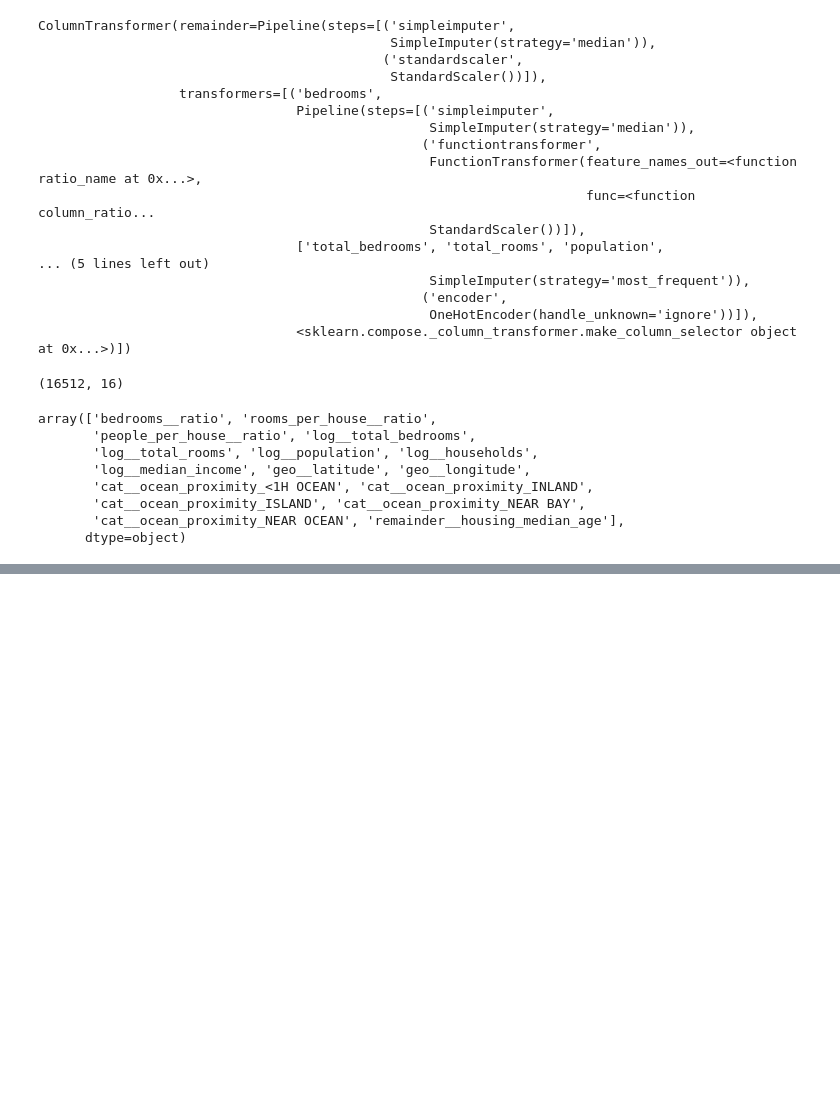
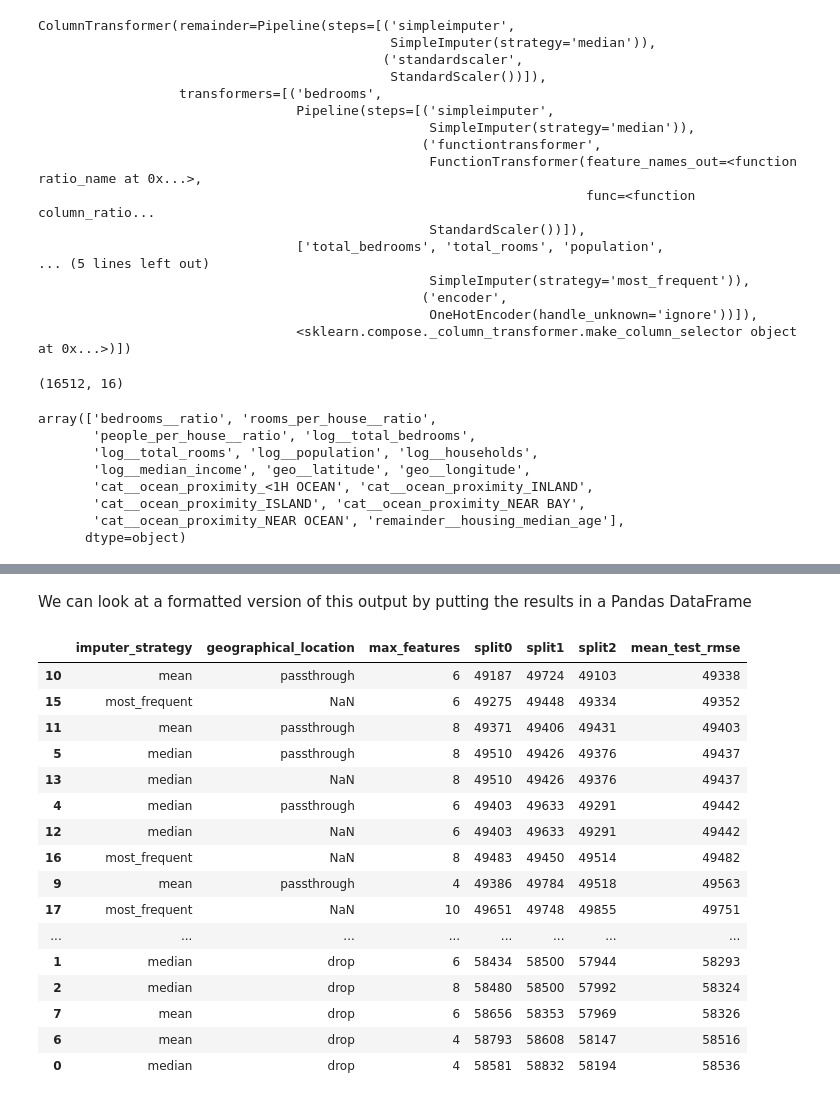
Before and after one commit to aseddin/F23_ECE4715, a Jupyter notebook: 1_end_to_end_project.ipynb, the cells around one changed output, grey strips where cells are left out. Cells and saved outputs as stored; diff of their text form; code cells hidden in the pictures; blank space fills up the shorter version.

```diff
--- a/1_end_to_end_project.ipynb
+++ b/1_end_to_end_project.ipynb
@@ -975,0 +1168,6 @@ array(['bedrooms__ratio', 'rooms_per_house__ratio',
+# %%
+forest_reg.fit(X_train, y_train)
+housing_predictiosn = forest_reg.predict(X_train)
+forest_rmse = mean_squared_error(y_train, housing_predictions,
+                                 squared=False)
+forest_rmse
@@ -975,0 +1186,9 @@ array(['bedrooms__ratio', 'rooms_per_house__ratio',
+# %%
+# create a full pipeline for the random forest
+# this is the same as the previous forest_reg
+full_pipeline = Pipeline([
+    ("preprocessing", preprocessing),
+    ("random_forest", RandomForestRegressor(random_state=42))
+])
+
+full_pipeline
@@ -975,0 +1309,48 @@ array(['bedrooms__ratio', 'rooms_per_house__ratio',
+# %% [markdown]
+We can look at a formatted version of this output by putting the results in a Pandas DataFrame
+# %%
+cv_res = pd.DataFrame(grid_search.cv_results_)
+cv_res.sort_values(by="mean_test_score", ascending=False, inplace=True)
+
+# just keep the relevant columns
+cv_res = cv_res[[
+    "param_preprocessing__bedrooms__simpleimputer__strategy",
+    "param_preprocessing__geo",
+    "param_random_forest__max_features",
+    "split0_test_score",
+    "split1_test_score",
+    "split2_test_score",
+    "mean_test_score"
+]]
+
+# rename the columns
+scores_cols = [
+    "split0",
+    "split1",
+    "split2",
+    "mean_test_rmse"
+]
+cv_res.columns = ["imputer_strategy", "geographical_location", "max_features"] + scores_cols
+
+# flip the sign of the rmse and round
+cv_res[scores_cols] = -cv_res[scores_cols].round().astype(np.int64)
+
+cv_res
+# %% [output]
+|  | imputer_strategy | geographical_location | max_features | split0 | split1 | split2 | mean_test_rmse |
+| 10 | mean | passthrough | 6 | 49187 | 49724 | 49103 | 49338 |
+| 15 | most_frequent | NaN | 6 | 49275 | 49448 | 49334 | 49352 |
+| 11 | mean | passthrough | 8 | 49371 | 49406 | 49431 | 49403 |
+| 5 | median | passthrough | 8 | 49510 | 49426 | 49376 | 49437 |
+| 13 | median | NaN | 8 | 49510 | 49426 | 49376 | 49437 |
+| 4 | median | passthrough | 6 | 49403 | 49633 | 49291 | 49442 |
+| 12 | median | NaN | 6 | 49403 | 49633 | 49291 | 49442 |
+| 16 | most_frequent | NaN | 8 | 49483 | 49450 | 49514 | 49482 |
+| 9 | mean | passthrough | 4 | 49386 | 49784 | 49518 | 49563 |
+| 17 | most_frequent | NaN | 10 | 49651 | 49748 | 49855 | 49751 |
+| ... | ... | ... | ... | ... | ... | ... | ... |
+| 1 | median | drop | 6 | 58434 | 58500 | 57944 | 58293 |
+| 2 | median | drop | 8 | 58480 | 58500 | 57992 | 58324 |
+| 7 | mean | drop | 6 | 58656 | 58353 | 57969 | 58326 |
+| 6 | mean | drop | 4 | 58793 | 58608 | 58147 | 58516 |
+| 0 | median | drop | 4 | 58581 | 58832 | 58194 | 58536 |
```
Also changed, not shown: parts of 44 cells of this notebook.
